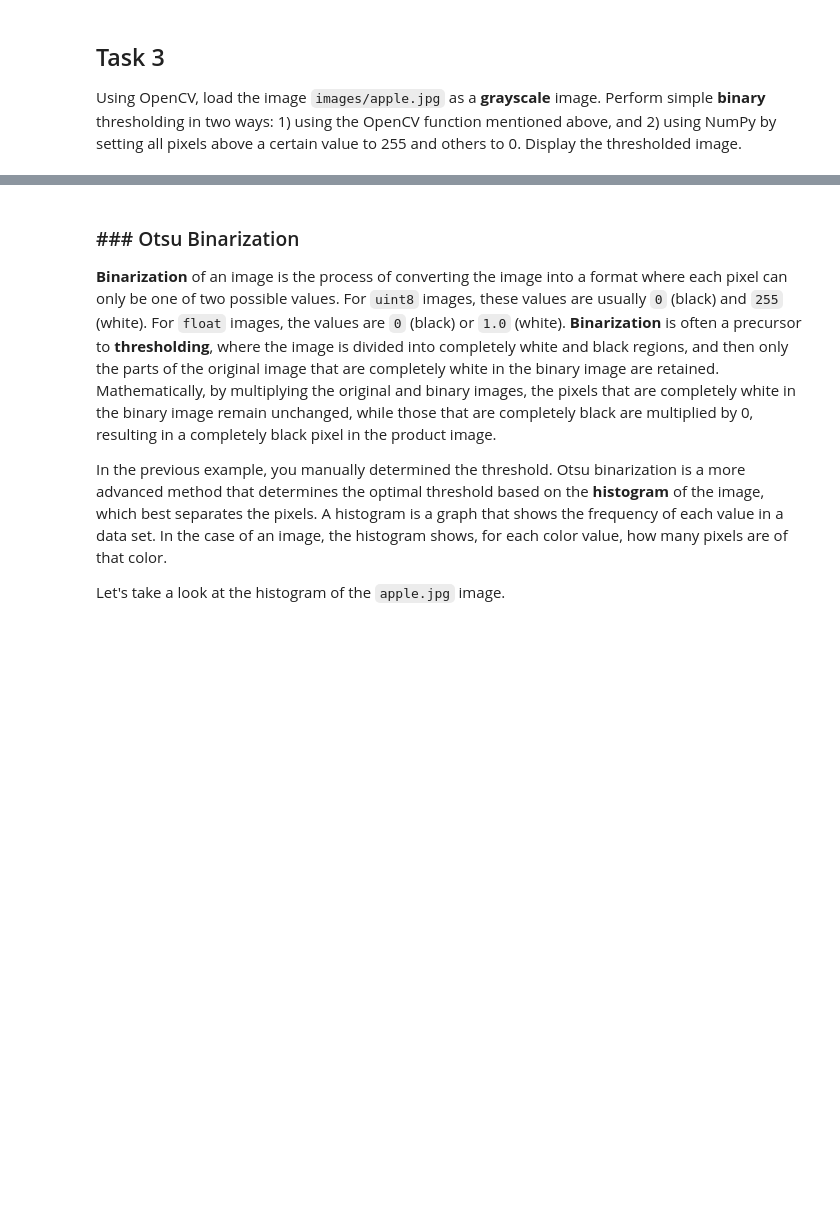
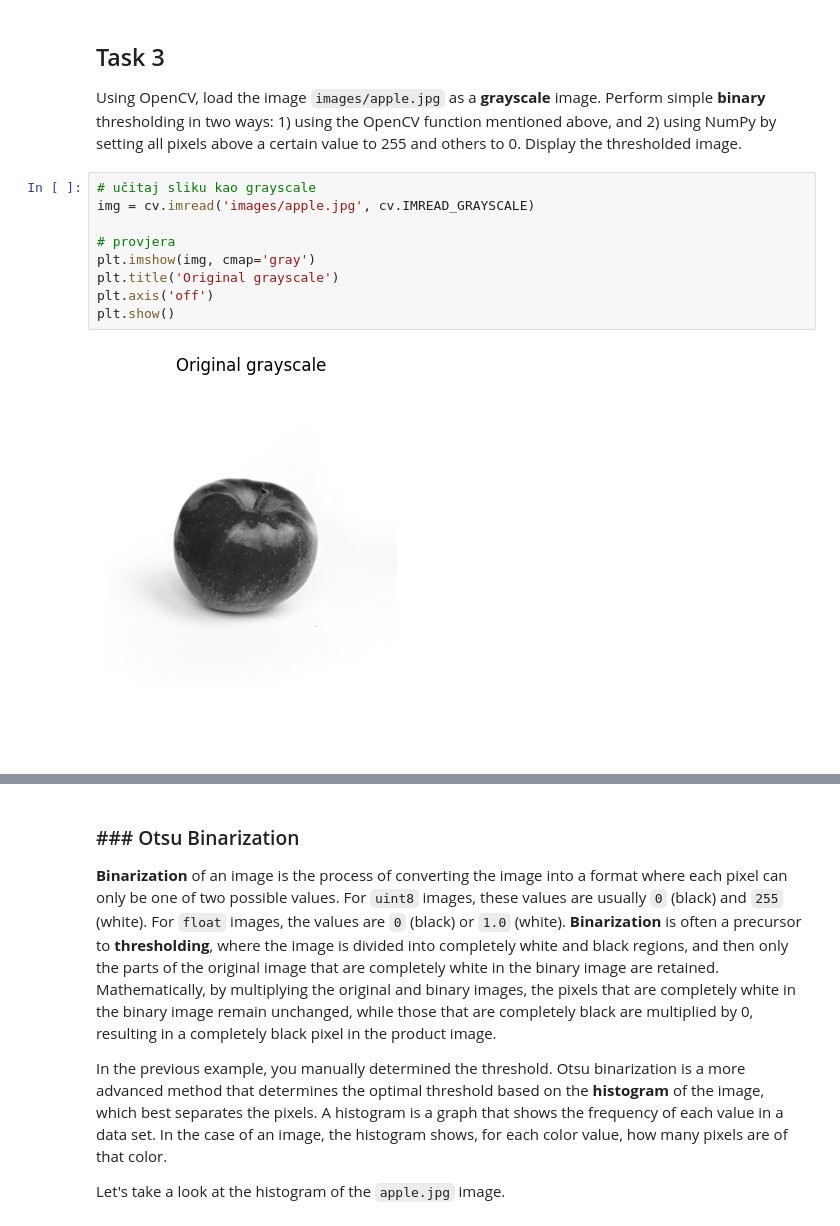
Before and after one commit to CavarStana/Racunalni_vid_LV, a Jupyter notebook: lab3.ipynb, the cells around one changed output, grey strips where cells are left out. Cells and saved outputs as stored; diff of their text form; blank space fills up the shorter version.

```diff
--- a/lab3.ipynb
+++ b/lab3.ipynb
@@ -107,4 +105,15 @@ documentation](http://docs.opencv.org/doc/tutorials/imgproc/threshold/threshold.
 ## Task 3
 
 Using OpenCV, load the image `images/apple.jpg` as a **grayscale** image. Perform simple **binary** thresholding in two ways: 1) using the OpenCV function mentioned above, and 2) using NumPy by setting all pixels above a certain value to 255 and others to 0. Display the thresholded image.
+# %%
+# učitaj sliku kao grayscale
+img = cv.imread('images/apple.jpg', cv.IMREAD_GRAYSCALE)
+
+# provjera
+plt.imshow(img, cmap='gray')
+plt.title('Original grayscale')
+plt.axis('off')
+plt.show()
+# %% [output]
+[figure, added]
 # %%
```
Also changed, not shown: parts of 12 cells of this notebook.
